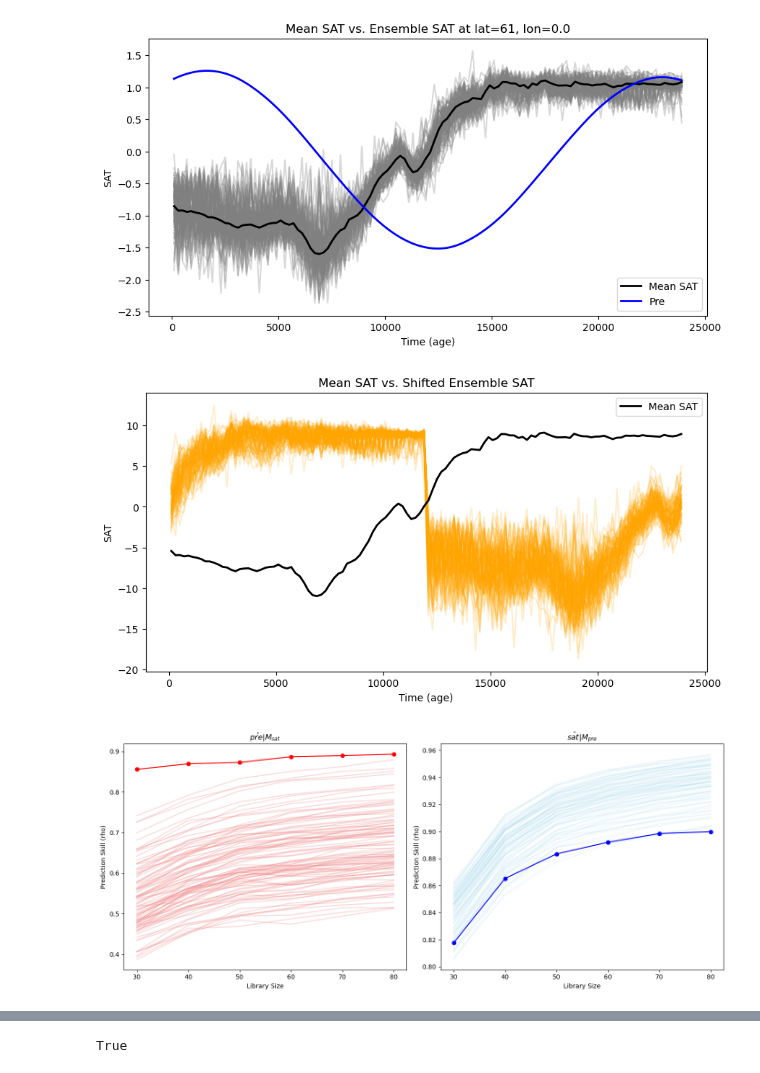
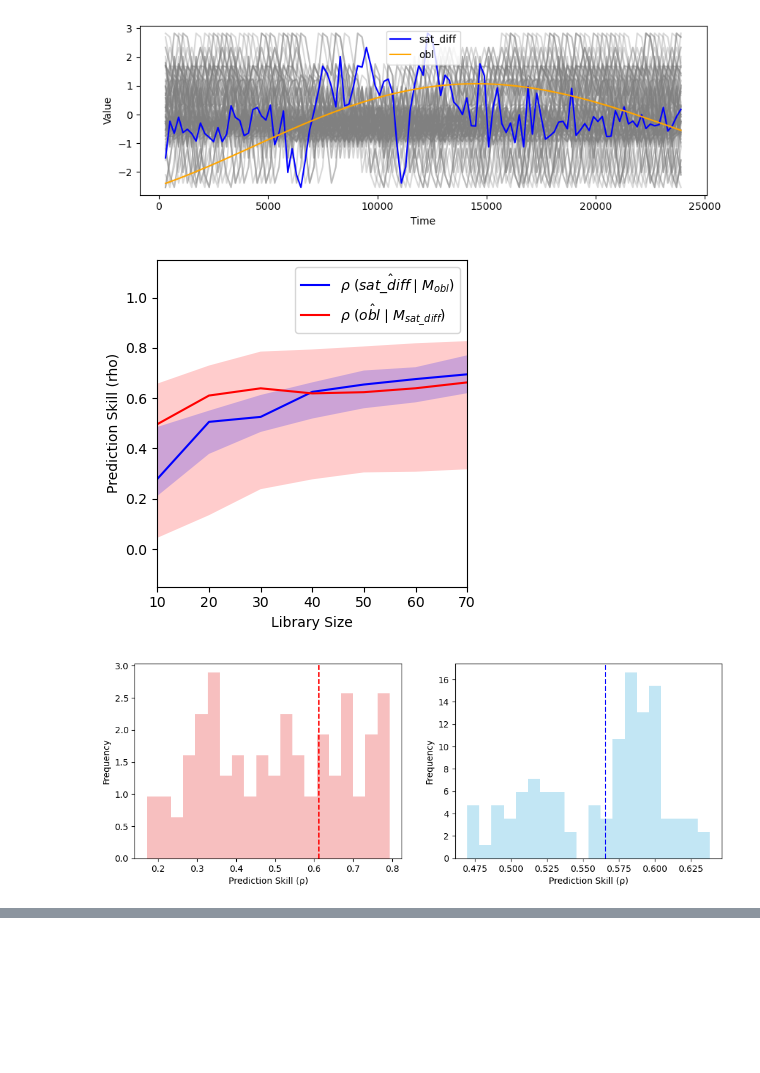
Before and after one commit to Peisong-Zheng/Inso_LGMR, a Jupyter notebook: test_on_single_data.ipynb, the cells around one changed output, grey strips where cells are left out. Cells and saved outputs as stored; diff of their text form; code cells hidden in the pictures; blank space fills up the shorter version.

```diff
--- a/test_on_single_data.ipynb
+++ b/test_on_single_data.ipynb
@@ -8,6 +8,7 @@ import numpy as np
 ds_sat_diff = xr.open_dataset('LGMR_data/ds_sat_diff.nc')
 ds_sat_ens_diff= xr.open_dataset('LGMR_data/ds_sat_ens_diff.nc')
 df_pre = pd.read_csv(r"D:\VScode\Inso_LGMR\inso_data\pre.csv")
+df_obl = pd.read_csv(r"D:\VScode\Inso_LGMR\inso_data\obl.csv")
 
 
 import warnings
@@ -152,29 +79,20 @@ True
 # %%
 from toolbox import significant_test as st
 import importlib
 importlib.reload(st)
 
-results = st.ccm_significance_statistic(
-    ds_sat= ds_sat,
-    df_pre= df_pre,
-    ds_sat_ens= xr.open_dataset('LGMR_data/ds_sat_ens_flipped.nc'),
-    lat_idx=80,
-    lon_idx=0,
-    ens_sample=100,
-    E_val=4,
-    tau_val=3,
-    Tp_val=0,
-    libSizes="30 40 50 60 70 80",
-    sample=30,
-    show_figures=True
+ccm_out, ran_ccm_list_xy, test_result=st.ccm_significance_test_v2(ds_sat_diff, df_obl, lat_idx=80, lon_idx=0,
+    E=5,
+    tau=-4,
+    n_ran=100,
+    libSizes="10 20 30 40 50 60 70",
+    Tp=0,
+    sample=10,
+    random =True,
+    flip_pre= False,
+    showPlot=True
 )
-
-ccm_out = results["ccm_mean"]
-ensemble_ccm = results["ensemble_ccm"]
-
-test_result = st.ccm_significance_test(ccm_out, ensemble_ccm, if_plot=True)
-print(test_result)
 # %% [output]
-[figure, old version]
+[figure, new version]
-[figure, old version]
+[figure, new version]
-[figure, old version]
+[figure, new version]
@@ -182 +98,0 @@ print(test_result)
-True
```
Also changed, not shown: parts of 7 cells of this notebook, 1 other file.
